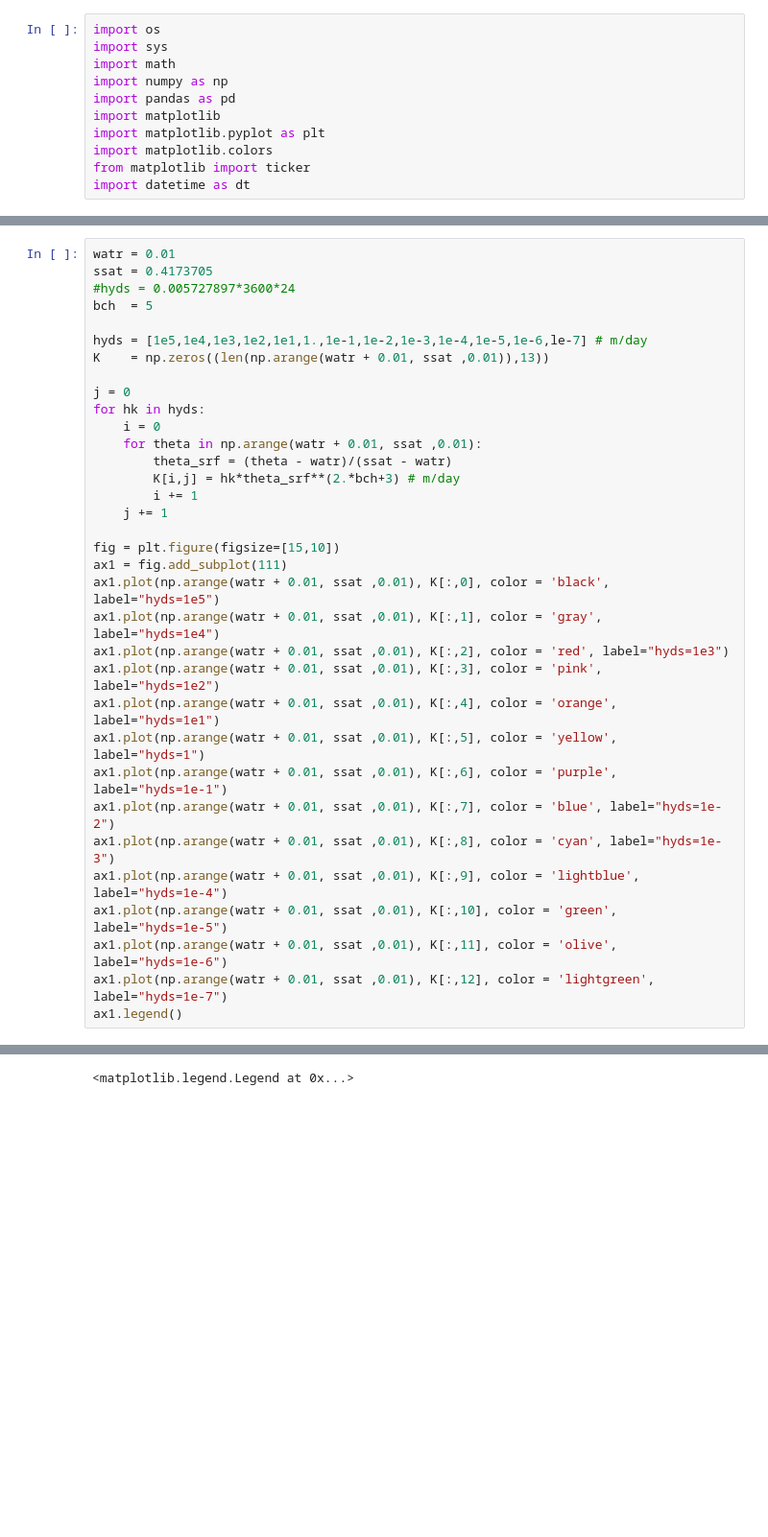
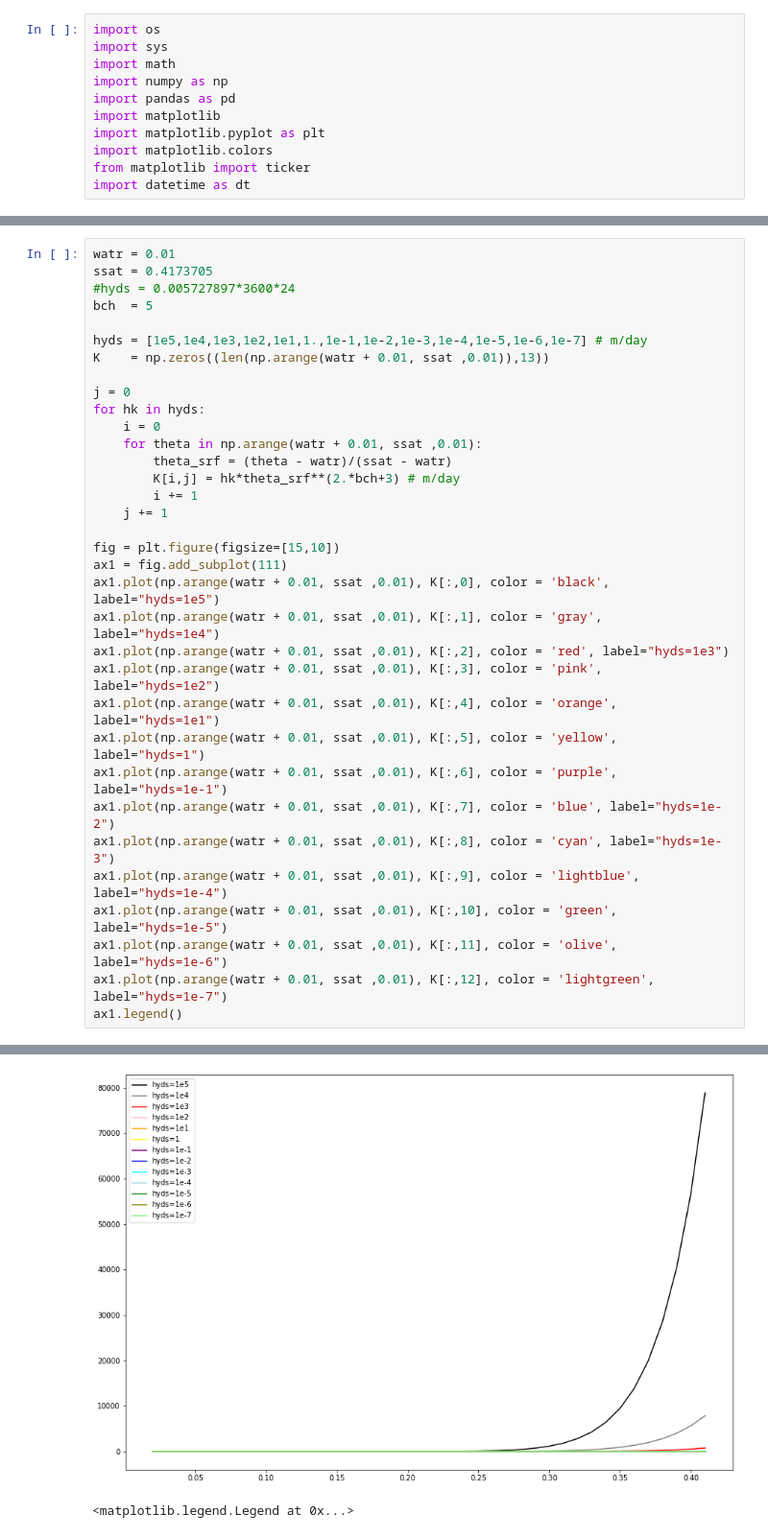
Before and after one commit to bibivking/Jupyter_scripts, a Jupyter notebook: Hydraulic_conductivity_curve.ipynb, the cells around one changed output, grey strips where cells are left out. Shown at 96% size. Cells and saved outputs as stored; diff of their text form; blank space fills up the shorter version.

```diff
--- a/Hydraulic_conductivity_curve.ipynb
+++ b/Hydraulic_conductivity_curve.ipynb
@@ -53,7 +53,7 @@ ssat = 0.4173705
 #hyds = 0.005727897*3600*24
 bch  = 5
 
-hyds = [1e5,1e4,1e3,1e2,1e1,1.,1e-1,1e-2,1e-3,1e-4,1e-5,1e-6,le-7] # m/day
+hyds = [1e5,1e4,1e3,1e2,1e1,1.,1e-1,1e-2,1e-3,1e-4,1e-5,1e-6,1e-7] # m/day
 K    = np.zeros((len(np.arange(watr + 0.01, ssat ,0.01)),13))
 
 j = 0
@@ -81,3 +81,4 @@ ax1.plot(np.arange(watr + 0.01, ssat ,0.01), K[:,10], color = 'green', label="hy
 ax1.plot(np.arange(watr + 0.01, ssat ,0.01), K[:,11], color = 'olive', label="hyds=1e-6")
 ax1.plot(np.arange(watr + 0.01, ssat ,0.01), K[:,12], color = 'lightgreen', label="hyds=1e-7")
 ax1.legend()
+# %% [output]
@@ -84,3 +86,4 @@ ax1.legend()
+[figure, added]
 # %%
 # %% [output]
 <matplotlib.legend.Legend at 0x...>
```
Also changed, not shown: parts of 2 cells of this notebook.
